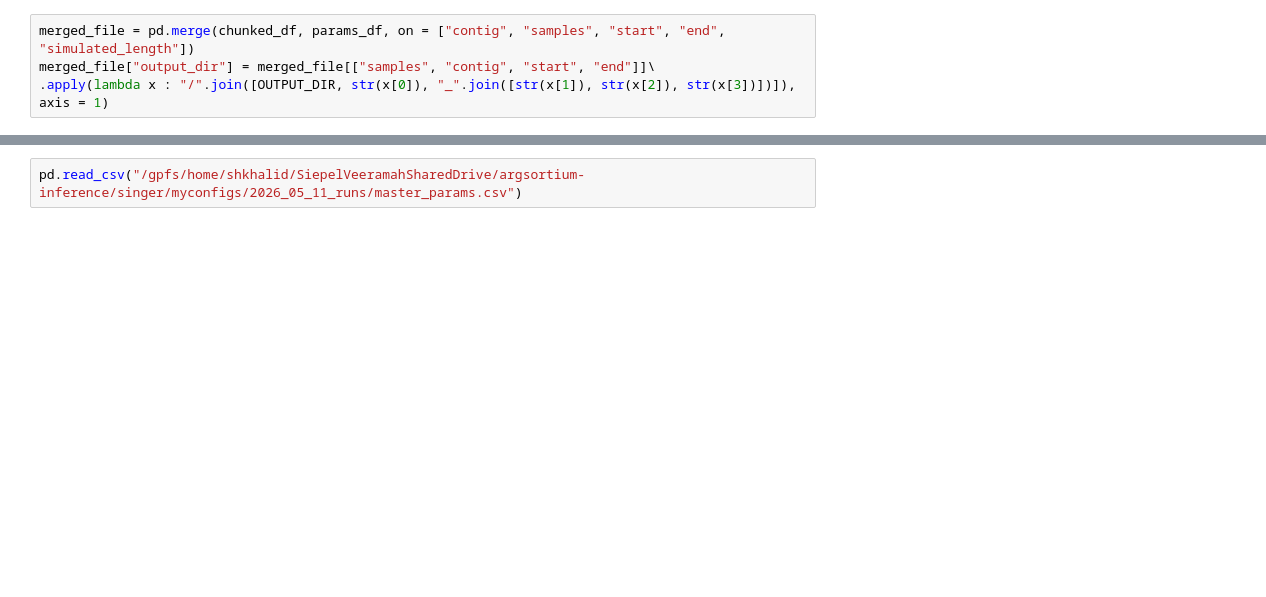
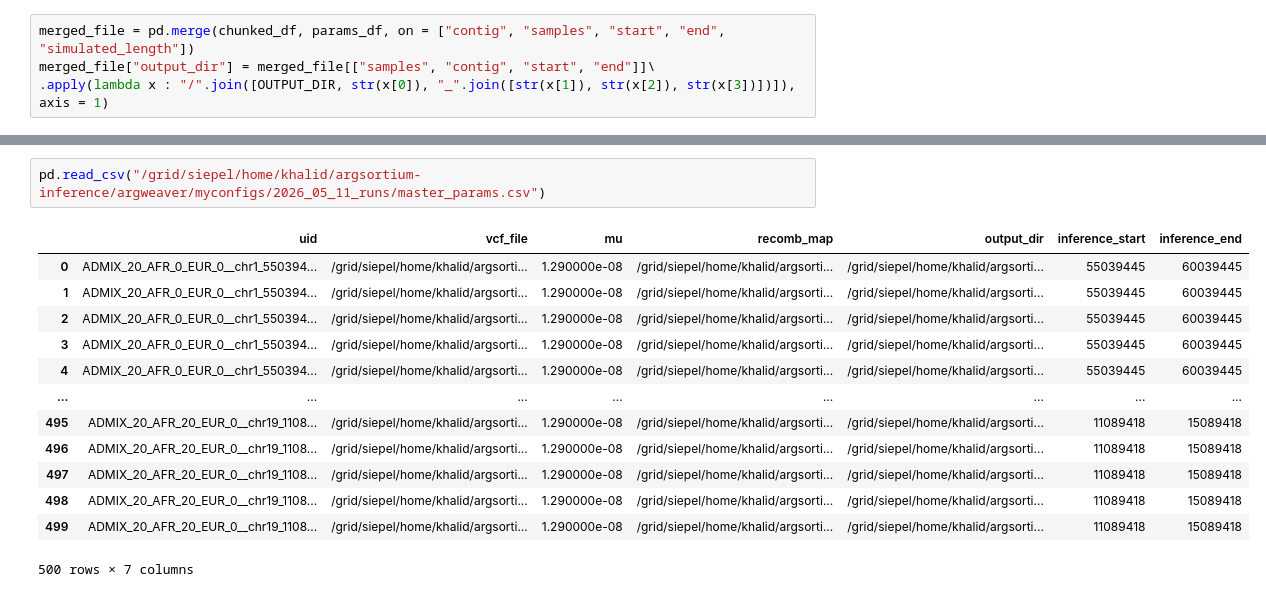
Before and after one commit to argsortium/argsortium-inference, a Jupyter notebook: misc/config_helper.ipynb, the cells around one changed output, grey strips where cells are left out. Cells and saved outputs as stored; diff of their text form; blank space fills up the shorter version.

```diff
--- a/misc/config_helper.ipynb
+++ b/misc/config_helper.ipynb
@@ -217,2 +251,16 @@ print(f"Wrote {len(output_rows)} runs to {MASTER_CSV_PATH}")
 # %%
-pd.read_csv("/gpfs/home/shkhalid/SiepelVeeramahSharedDrive/argsortium-inference/singer/myconfigs/2026_05_11_runs/master_params.csv")
+pd.read_csv("/grid/siepel/home/khalid/argsortium-inference/argweaver/myconfigs/2026_05_11_runs/master_params.csv")
+# %% [output]
+|  | uid | vcf_file | mu | recomb_map | output_dir | inference_start | inference_end |
+| 0 | ADMIX_20_AFR_0_EUR_0__chr1_550394... | /grid/siepel/home/khalid/argsorti... | 1.290000e-08 | /grid/siepel/home/khalid/argsorti... | /grid/siepel/home/khalid/argsorti... | 55039445 | 60039445 |
+| 1 | ADMIX_20_AFR_0_EUR_0__chr1_550394... | /grid/siepel/home/khalid/argsorti... | 1.290000e-08 | /grid/siepel/home/khalid/argsorti... | /grid/siepel/home/khalid/argsorti... | 55039445 | 60039445 |
+| 2 | ADMIX_20_AFR_0_EUR_0__chr1_550394... | /grid/siepel/home/khalid/argsorti... | 1.290000e-08 | /grid/siepel/home/khalid/argsorti... | /grid/siepel/home/khalid/argsorti... | 55039445 | 60039445 |
+| 3 | ADMIX_20_AFR_0_EUR_0__chr1_550394... | /grid/siepel/home/khalid/argsorti... | 1.290000e-08 | /grid/siepel/home/khalid/argsorti... | /grid/siepel/home/khalid/argsorti... | 55039445 | 60039445 |
+| 4 | ADMIX_20_AFR_0_EUR_0__chr1_550394... | /grid/siepel/home/khalid/argsorti... | 1.290000e-08 | /grid/siepel/home/khalid/argsorti... | /grid/siepel/home/khalid/argsorti... | 55039445 | 60039445 |
+| ... | ... | ... | ... | ... | ... | ... | ... |
+| 495 | ADMIX_20_AFR_20_EUR_0__chr19_1108... | /grid/siepel/home/khalid/argsorti... | 1.290000e-08 | /grid/siepel/home/khalid/argsorti... | /grid/siepel/home/khalid/argsorti... | 11089418 | 15089418 |
+| 496 | ADMIX_20_AFR_20_EUR_0__chr19_1108... | /grid/siepel/home/khalid/argsorti... | 1.290000e-08 | /grid/siepel/home/khalid/argsorti... | /grid/siepel/home/khalid/argsorti... | 11089418 | 15089418 |
+| 497 | ADMIX_20_AFR_20_EUR_0__chr19_1108... | /grid/siepel/home/khalid/argsorti... | 1.290000e-08 | /grid/siepel/home/khalid/argsorti... | /grid/siepel/home/khalid/argsorti... | 11089418 | 15089418 |
+| 498 | ADMIX_20_AFR_20_EUR_0__chr19_1108... | /grid/siepel/home/khalid/argsorti... | 1.290000e-08 | /grid/siepel/home/khalid/argsorti... | /grid/siepel/home/khalid/argsorti... | 11089418 | 15089418 |
+| 499 | ADMIX_20_AFR_20_EUR_0__chr19_1108... | /grid/siepel/home/khalid/argsorti... | 1.290000e-08 | /grid/siepel/home/khalid/argsorti... | /grid/siepel/home/khalid/argsorti... | 11089418 | 15089418 |
+500 rows × 7 columns
```
Also changed, not shown: parts of 5 cells of this notebook, 6 other files.
